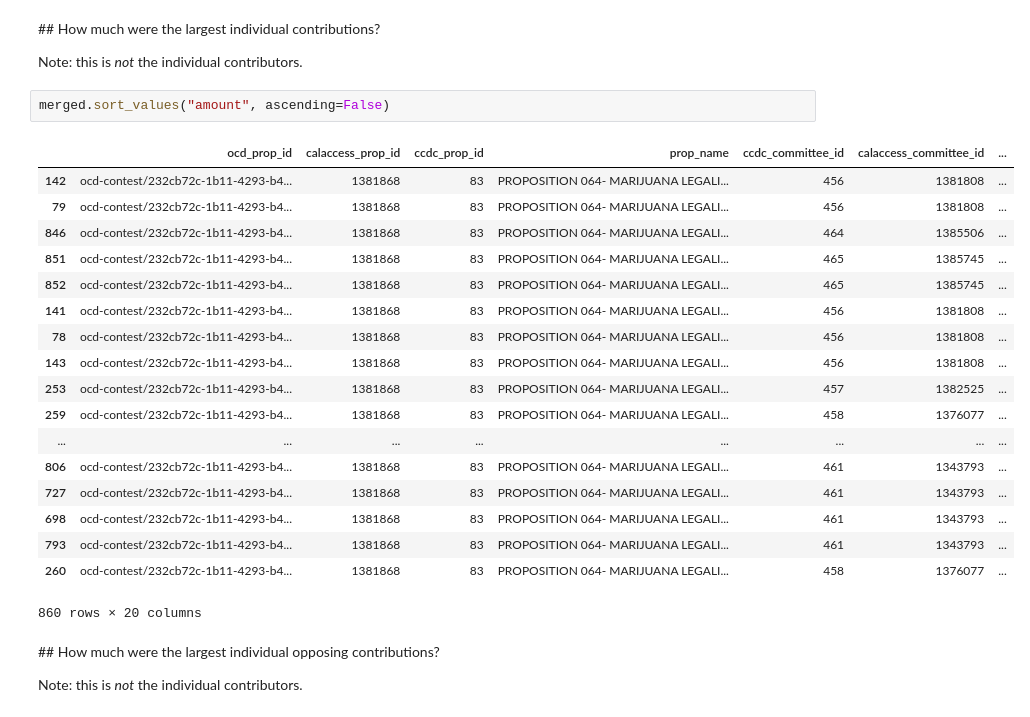
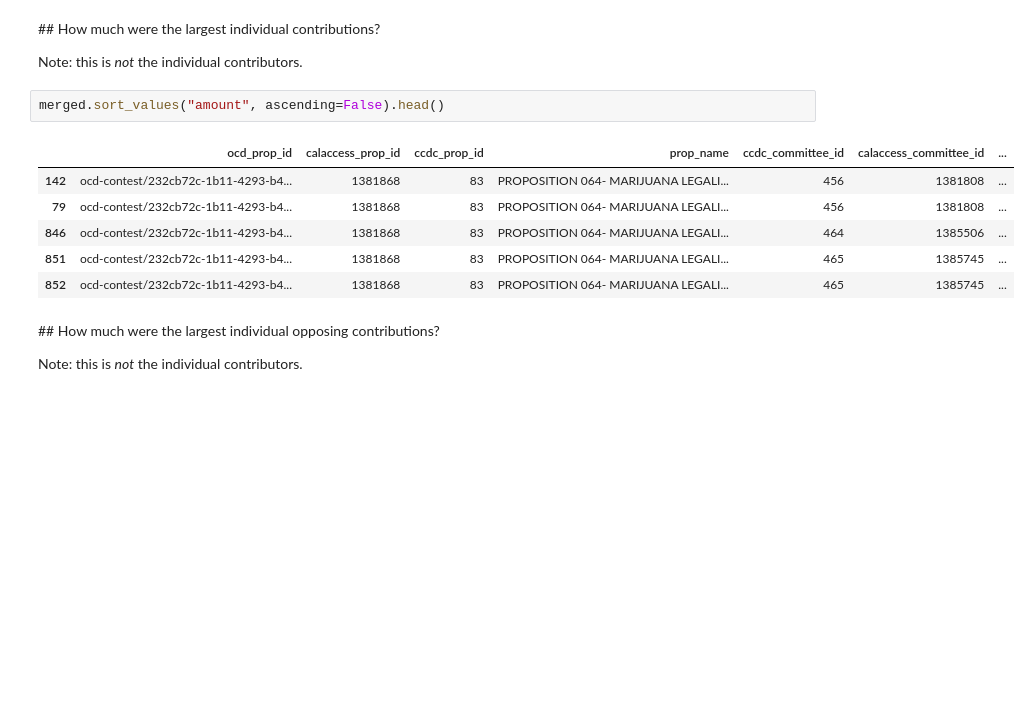
Before and after one commit to kbammarito/analysis_california_prop_64, a Jupyter notebook: prop_64_analysis.ipynb, the cells around one changed output. Saved outputs shown, nothing was run; the diff lists cells and outputs as text; blank space fills up the shorter version.

```diff
--- a/prop_64_analysis.ipynb
+++ b/prop_64_analysis.ipynb
@@ -376,26 +354,14 @@ oppose.amount.sum()
 
 Note: this is _not_ the individual contributors.
 # %%
-merged.sort_values("amount", ascending=False)
+merged.sort_values("amount", ascending=False).head()
 # %% [output]
 |  | ocd_prop_id | calaccess_prop_id | ccdc_prop_id | prop_name | ccdc_committee_id | calaccess_committee_id | ... |
 | 142 | ocd-contest/232cb72c-1b11-4293-b4... | 1381868 | 83 | PROPOSITION 064- MARIJUANA LEGALI... | 456 | 1381808 | ... |
 | 79 | ocd-contest/232cb72c-1b11-4293-b4... | 1381868 | 83 | PROPOSITION 064- MARIJUANA LEGALI... | 456 | 1381808 | ... |
 | 846 | ocd-contest/232cb72c-1b11-4293-b4... | 1381868 | 83 | PROPOSITION 064- MARIJUANA LEGALI... | 464 | 1385506 | ... |
 | 851 | ocd-contest/232cb72c-1b11-4293-b4... | 1381868 | 83 | PROPOSITION 064- MARIJUANA LEGALI... | 465 | 1385745 | ... |
 | 852 | ocd-contest/232cb72c-1b11-4293-b4... | 1381868 | 83 | PROPOSITION 064- MARIJUANA LEGALI... | 465 | 1385745 | ... |
-| 141 | ocd-contest/232cb72c-1b11-4293-b4... | 1381868 | 83 | PROPOSITION 064- MARIJUANA LEGALI... | 456 | 1381808 | ... |
-| 78 | ocd-contest/232cb72c-1b11-4293-b4... | 1381868 | 83 | PROPOSITION 064- MARIJUANA LEGALI... | 456 | 1381808 | ... |
-| 143 | ocd-contest/232cb72c-1b11-4293-b4... | 1381868 | 83 | PROPOSITION 064- MARIJUANA LEGALI... | 456 | 1381808 | ... |
-| 253 | ocd-contest/232cb72c-1b11-4293-b4... | 1381868 | 83 | PROPOSITION 064- MARIJUANA LEGALI... | 457 | 1382525 | ... |
-| 259 | ocd-contest/232cb72c-1b11-4293-b4... | 1381868 | 83 | PROPOSITION 064- MARIJUANA LEGALI... | 458 | 1376077 | ... |
-| ... | ... | ... | ... | ... | ... | ... | ... |
-| 806 | ocd-contest/232cb72c-1b11-4293-b4... | 1381868 | 83 | PROPOSITION 064- MARIJUANA LEGALI... | 461 | 1343793 | ... |
-| 727 | ocd-contest/232cb72c-1b11-4293-b4... | 1381868 | 83 | PROPOSITION 064- MARIJUANA LEGALI... | 461 | 1343793 | ... |
-| 698 | ocd-contest/232cb72c-1b11-4293-b4... | 1381868 | 83 | PROPOSITION 064- MARIJUANA LEGALI... | 461 | 1343793 | ... |
-| 793 | ocd-contest/232cb72c-1b11-4293-b4... | 1381868 | 83 | PROPOSITION 064- MARIJUANA LEGALI... | 461 | 1343793 | ... |
-| 260 | ocd-contest/232cb72c-1b11-4293-b4... | 1381868 | 83 | PROPOSITION 064- MARIJUANA LEGALI... | 458 | 1376077 | ... |
-860 rows × 20 columns
 # %% [markdown]
 ## How much were the largest individual opposing contributions?
 
```
Also changed, not shown: parts of 20 cells of this notebook.
